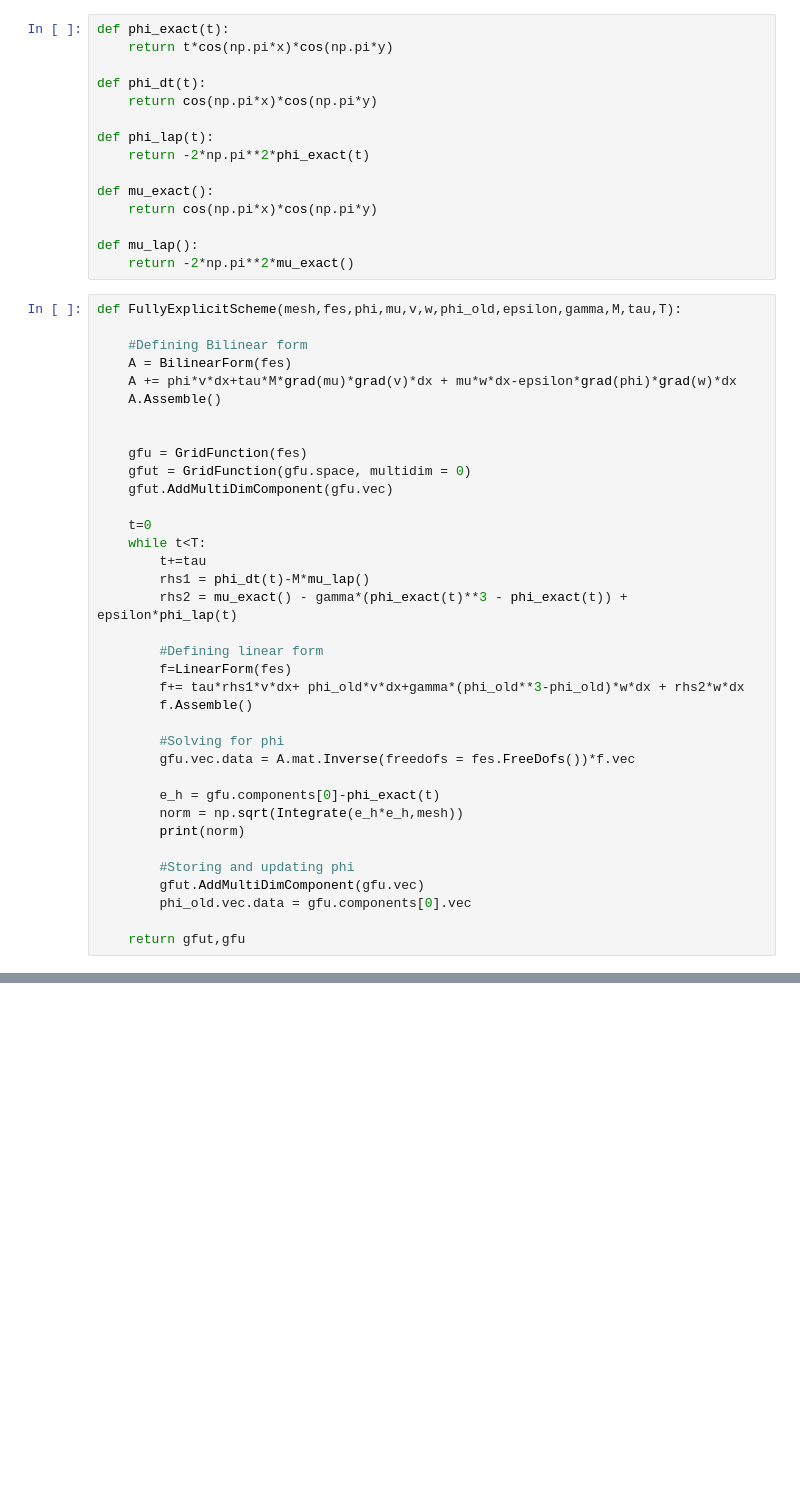
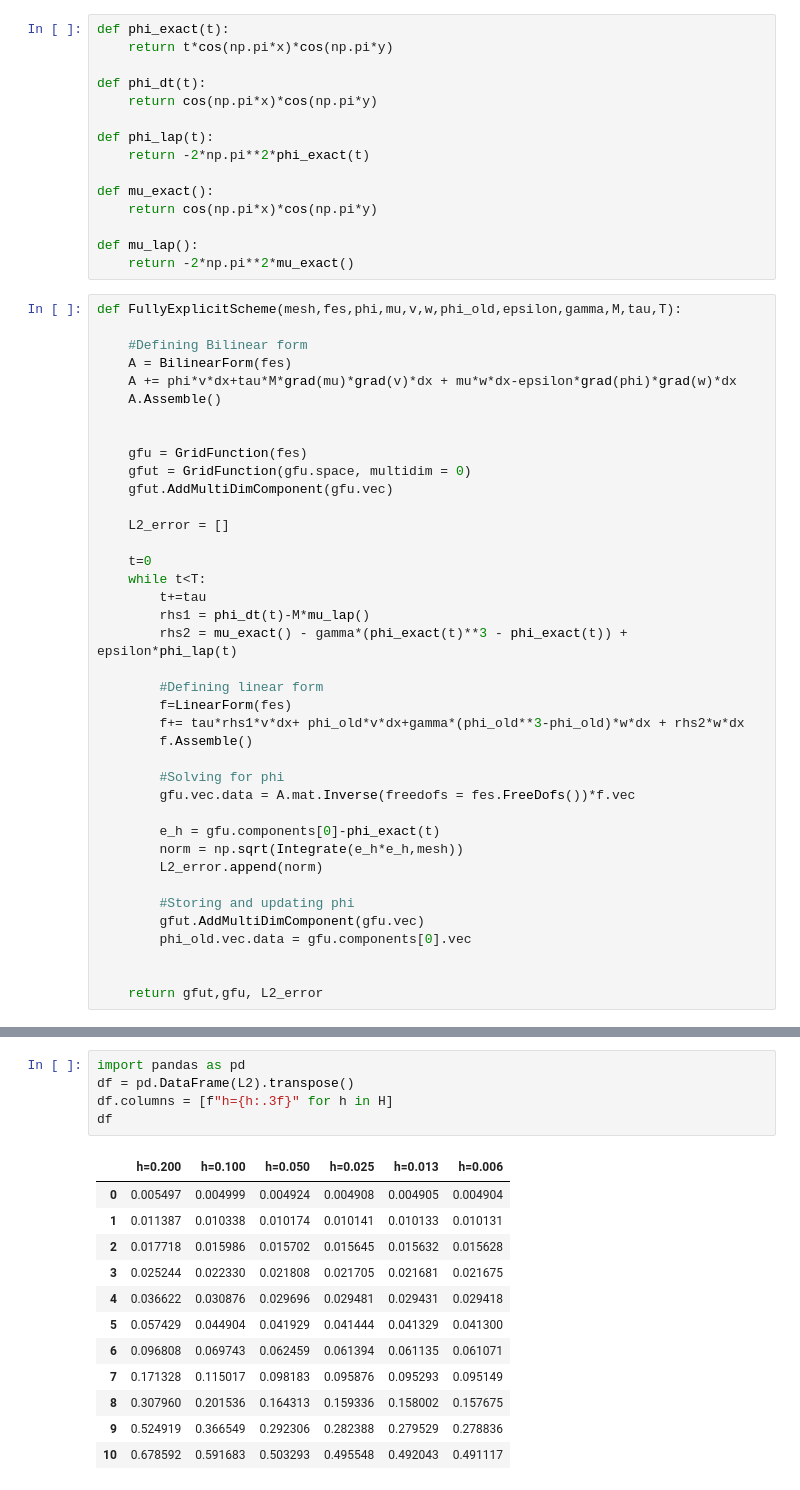
Before and after one commit to sannejamila/FEM_Project2, a Jupyter notebook: test2.ipynb, the cells around one changed output, grey strips where cells are left out. Cells and saved outputs as stored; diff of their text form; blank space fills up the shorter version.

```diff
--- a/test2.ipynb
+++ b/test2.ipynb
@@ -61,6 +61,8 @@ def FullyExplicitScheme(mesh,fes,phi,mu,v,w,phi_old,epsilon,gamma,M,tau,T):
     gfu = GridFunction(fes)
     gfut = GridFunction(gfu.space, multidim = 0)
     gfut.AddMultiDimComponent(gfu.vec)
+
+    L2_error = []
 
     t=0
     while t<T:
@@ -78,11 +80,12 @@ def FullyExplicitScheme(mesh,fes,phi,mu,v,w,phi_old,epsilon,gamma,M,tau,T):
 
         e_h = gfu.components[0]-phi_exact(t)
         norm = np.sqrt(Integrate(e_h*e_h,mesh))
-        print(norm)
+        L2_error.append(norm)
 
         #Storing and updating phi
         gfut.AddMultiDimComponent(gfu.vec)
         phi_old.vec.data = gfu.components[0].vec
 
-    return gfut,gfu
+
+    return gfut,gfu, L2_error
 # %%
@@ -129,0 +144,18 @@ BaseWebGuiScene
+# %%
+import pandas as pd
+df = pd.DataFrame(L2).transpose()
+df.columns = [f"h={h:.3f}" for h in H]
+df
+# %% [output]
+|  | h=0.200 | h=0.100 | h=0.050 | h=0.025 | h=0.013 | h=0.006 |
+| 0 | 0.005497 | 0.004999 | 0.004924 | 0.004908 | 0.004905 | 0.004904 |
+| 1 | 0.011387 | 0.010338 | 0.010174 | 0.010141 | 0.010133 | 0.010131 |
+| 2 | 0.017718 | 0.015986 | 0.015702 | 0.015645 | 0.015632 | 0.015628 |
+| 3 | 0.025244 | 0.022330 | 0.021808 | 0.021705 | 0.021681 | 0.021675 |
+| 4 | 0.036622 | 0.030876 | 0.029696 | 0.029481 | 0.029431 | 0.029418 |
+| 5 | 0.057429 | 0.044904 | 0.041929 | 0.041444 | 0.041329 | 0.041300 |
+| 6 | 0.096808 | 0.069743 | 0.062459 | 0.061394 | 0.061135 | 0.061071 |
+| 7 | 0.171328 | 0.115017 | 0.098183 | 0.095876 | 0.095293 | 0.095149 |
+| 8 | 0.307960 | 0.201536 | 0.164313 | 0.159336 | 0.158002 | 0.157675 |
+| 9 | 0.524919 | 0.366549 | 0.292306 | 0.282388 | 0.279529 | 0.278836 |
+| 10 | 0.678592 | 0.591683 | 0.503293 | 0.495548 | 0.492043 | 0.491117 |
```
Also changed, not shown: parts of 4 cells of this notebook, 1 other file.
